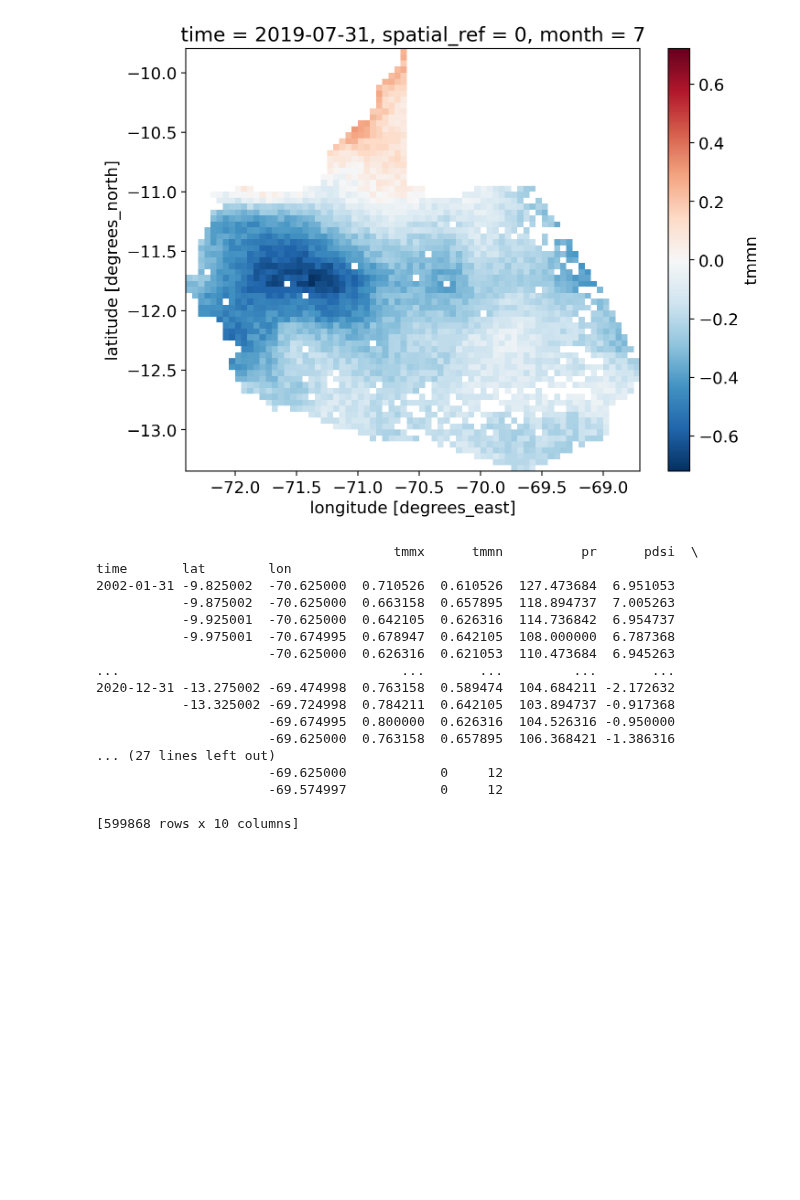
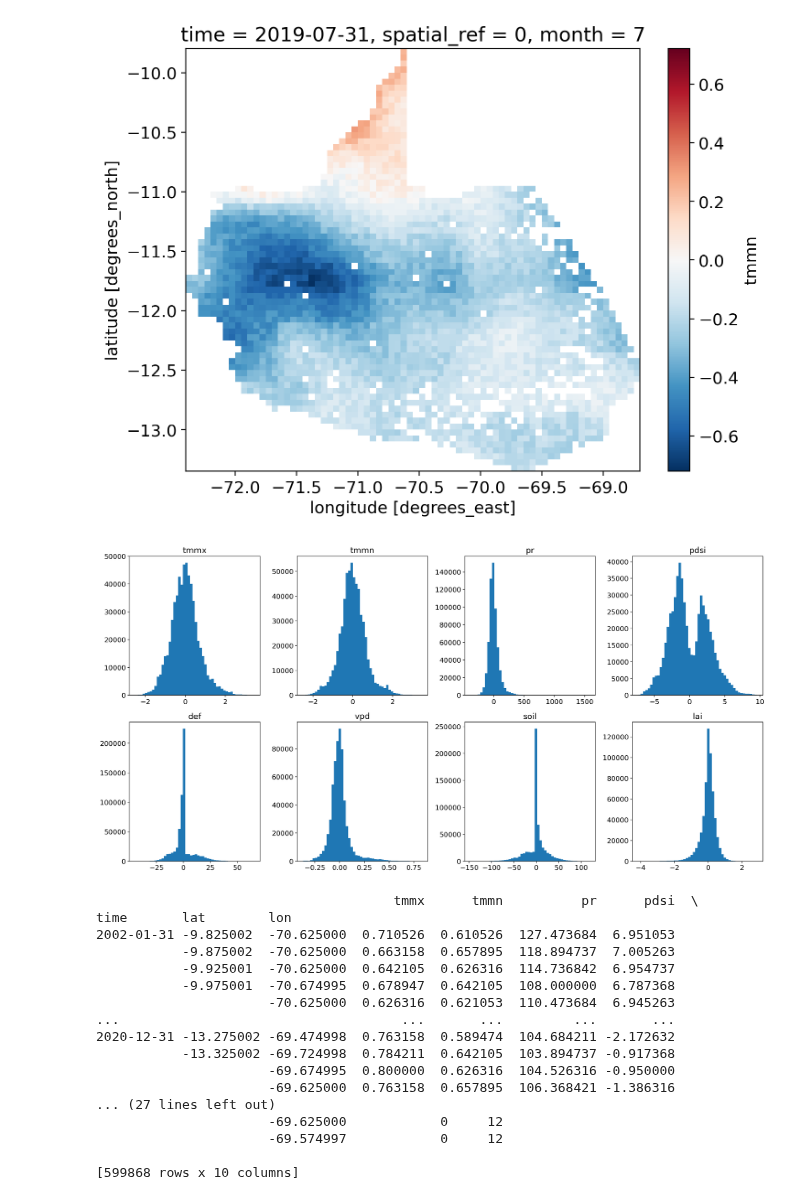
Before and after one commit to enikoebihari/MLEAEEE4000-DroughtAmazon2, a Jupyter notebook: scripts/3_1_runRF.ipynb, the cells around one changed output. Saved outputs shown, nothing was run; the diff lists cells and outputs as text; code cells hidden in the pictures; blank space fills up the shorter version.

```diff
--- a/scripts/3_1_runRF.ipynb
+++ b/scripts/3_1_runRF.ipynb
@@ -83,6 +90,24 @@ Data variables:
     lai          (time, lat, lon) float64 10MB nan nan nan nan ... nan nan nan
 <matplotlib.collections.QuadMesh at 0x...>
 [figure]
+# %%
+ds = ds_combined   # your dataset
+
+vars_to_plot = ["tmmx","tmmn","pr","pdsi","def","vpd","soil","lai"]
+
+fig, axes = plt.subplots(2, 4, figsize=(18, 9))
+axes = axes.ravel()
+
+for ax, var in zip(axes, vars_to_plot):
+    data = ds[var].values.flatten()
+    data = data[~np.isnan(data)]
+    ax.hist(data, bins=50)
+    ax.set_title(var)
+
+plt.tight_layout()
+plt.show()
+# %% [output]
+[figure, added]
 # %%
 # the data array has 3 dimensions (time, lat, lon). Stack the coordinate values to go from 3d to 2d.
 ds_stacked = ds_combined.stack(stacked=("lat", "lon"))
```
Also changed, not shown: parts of 53 cells of this notebook, 2 other files.
